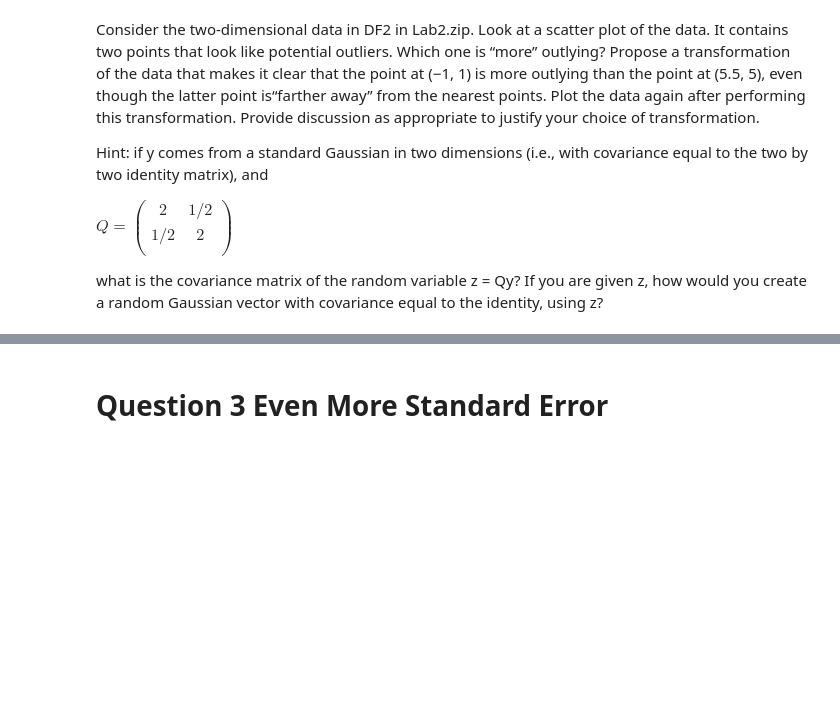
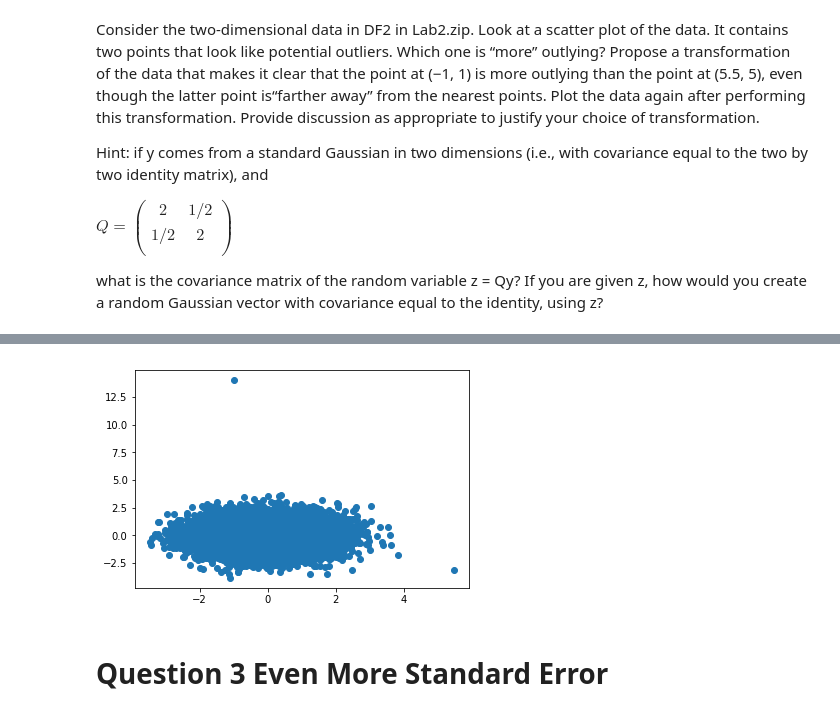
Before and after one commit to KylePolansky/EE379K-DS, a Jupyter notebook: Lab2/Lab2.ipynb, the cells around one changed output, grey strips where cells are left out. Cells and saved outputs as stored; diff of their text form; code cells hidden in the pictures; blank space fills up the shorter version.

```diff
--- a/Lab2/Lab2.ipynb
+++ b/Lab2/Lab2.ipynb
@@ -65,3 +95,12 @@ what is the covariance matrix of the random variable z = Qy? If you are given z,
+# %%
+#Apply the transform which takes the cholesky decomposition of the covariance,
+# inverts the matrics, and then applys the transform
+AI = np.linalg.inv(np.linalg.cholesky(df.cov()))
+df = np.transpose(np.dot(AI, df.transpose()))
+plt.plot(df[:,0],df[:,1], 'o')
+plt.show()
+# %% [output]
+[figure, added]
 # %% [markdown]
 # Question 3 Even More Standard Error
 # %% [markdown]
```
Also changed, not shown: parts of 7 cells of this notebook.
